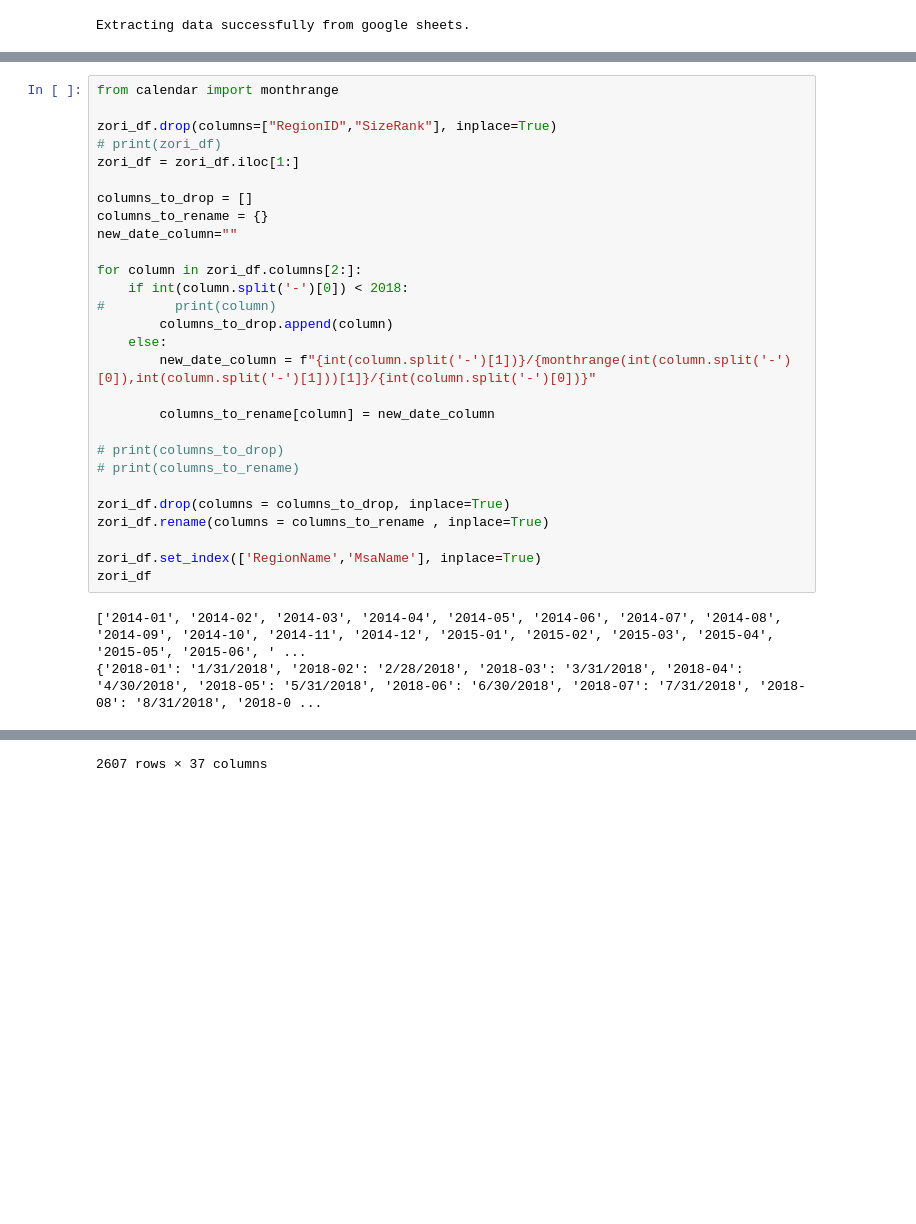
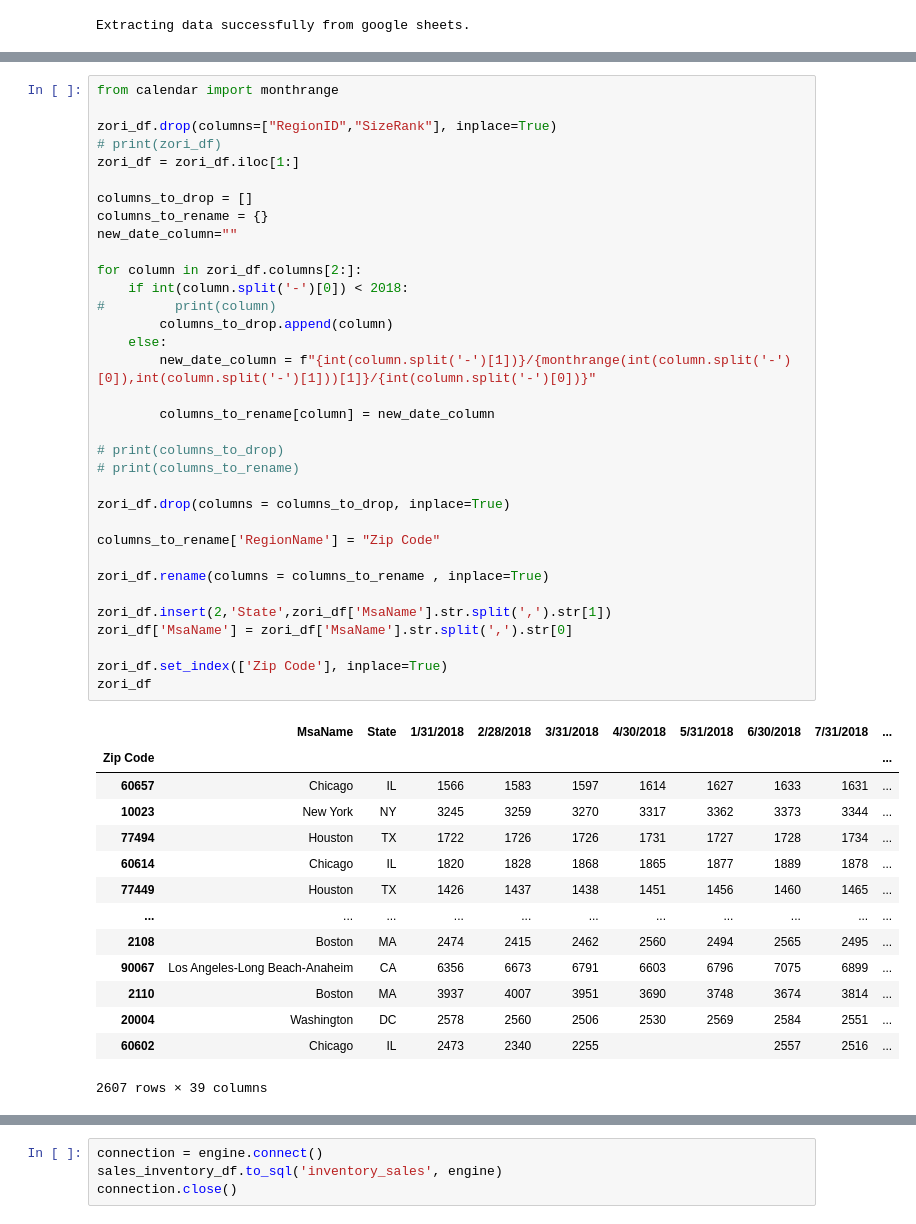
Before and after one commit to pratixashah/ETL-on-Zillow, a Jupyter notebook: ETL_Zillow_Data.ipynb, the cells around one changed output, grey strips where cells are left out. Cells and saved outputs as stored; diff of their text form; blank space fills up the shorter version.

```diff
--- a/ETL_Zillow_Data.ipynb
+++ b/ETL_Zillow_Data.ipynb
@@ -319,31 +328,49 @@ inventory_pending_df
 # %%
 from calendar import monthrange
 
 zori_df.drop(columns=["RegionID","SizeRank"], inplace=True)
 # print(zori_df)
 zori_df = zori_df.iloc[1:]
 
 columns_to_drop = []
 columns_to_rename = {}
 new_date_column=""
 
 for column in zori_df.columns[2:]:
     if int(column.split('-')[0]) < 2018:
 #         print(column)
         columns_to_drop.append(column)
     else:
         new_date_column = f"{int(column.split('-')[1])}/{monthrange(int(column.split('-')[0]),int(column.split('-')[1]))[1]}/{int(column.split('-')[0])}"
 
         columns_to_rename[column] = new_date_column
 
 # print(columns_to_drop)
 # print(columns_to_rename)
 
 zori_df.drop(columns = columns_to_drop, inplace=True)
+
+columns_to_rename['RegionName'] = "Zip Code"
+
 zori_df.rename(columns = columns_to_rename , inplace=True)
 
-zori_df.set_index(['RegionName','MsaName'], inplace=True)
+zori_df.insert(2,'State',zori_df['MsaName'].str.split(',').str[1])
+zori_df['MsaName'] = zori_df['MsaName'].str.split(',').str[0]
+
+zori_df.set_index(['Zip Code'], inplace=True)
 zori_df
 # %% [output]
+|  | MsaName | State | 1/31/2018 | 2/28/2018 | 3/31/2018 | 4/30/2018 | 5/31/2018 | 6/30/2018 | 7/31/2018 | ... |
+| Zip Code |  |  |  |  |  |  |  |  |  | ... |
+| 60657 | Chicago | IL | 1566 | 1583 | 1597 | 1614 | 1627 | 1633 | 1631 | ... |
+| 10023 | New York | NY | 3245 | 3259 | 3270 | 3317 | 3362 | 3373 | 3344 | ... |
+| 77494 | Houston | TX | 1722 | 1726 | 1726 | 1731 | 1727 | 1728 | 1734 | ... |
+| 60614 | Chicago | IL | 1820 | 1828 | 1868 | 1865 | 1877 | 1889 | 1878 | ... |
+| 77449 | Houston | TX | 1426 | 1437 | 1438 | 1451 | 1456 | 1460 | 1465 | ... |
+| ... | ... | ... | ... | ... | ... | ... | ... | ... | ... | ... |
+| 2108 | Boston | MA | 2474 | 2415 | 2462 | 2560 | 2494 | 2565 | 2495 | ... |
+| 90067 | Los Angeles-Long Beach-Anaheim | CA | 6356 | 6673 | 6791 | 6603 | 6796 | 7075 | 6899 | ... |
+| 2110 | Boston | MA | 3937 | 4007 | 3951 | 3690 | 3748 | 3674 | 3814 | ... |
+| 20004 | Washington | DC | 2578 | 2560 | 2506 | 2530 | 2569 | 2584 | 2551 | ... |
+| 60602 | Chicago | IL | 2473 | 2340 | 2255 |  |  | 2557 | 2516 | ... |
-['2014-01', '2014-02', '2014-03', '2014-04', '2014-05', '2014-06', '2014-07', '2014-08', '2014-09', '2014-10', '2014-11', '2014-12', '2015-01', '2015-02', '2015-03', '2015-04', '2015-05', '2015-06', ' ...
-{'2018-01': '1/31/2018', '2018-02': '2/28/2018', '2018-03': '3/31/2018', '2018-04': '4/30/2018', '2018-05': '5/31/2018', '2018-06': '6/30/2018', '2018-07': '7/31/2018', '2018-08': '8/31/2018', '2018-0 ...
+2607 rows × 39 columns
@@ -363 +377,4 @@ zori_df
-2607 rows × 37 columns
+# %%
+connection = engine.connect()
+sales_inventory_df.to_sql('inventory_sales', engine)
+connection.close()
```
Also changed, not shown: parts of 3 cells of this notebook.
